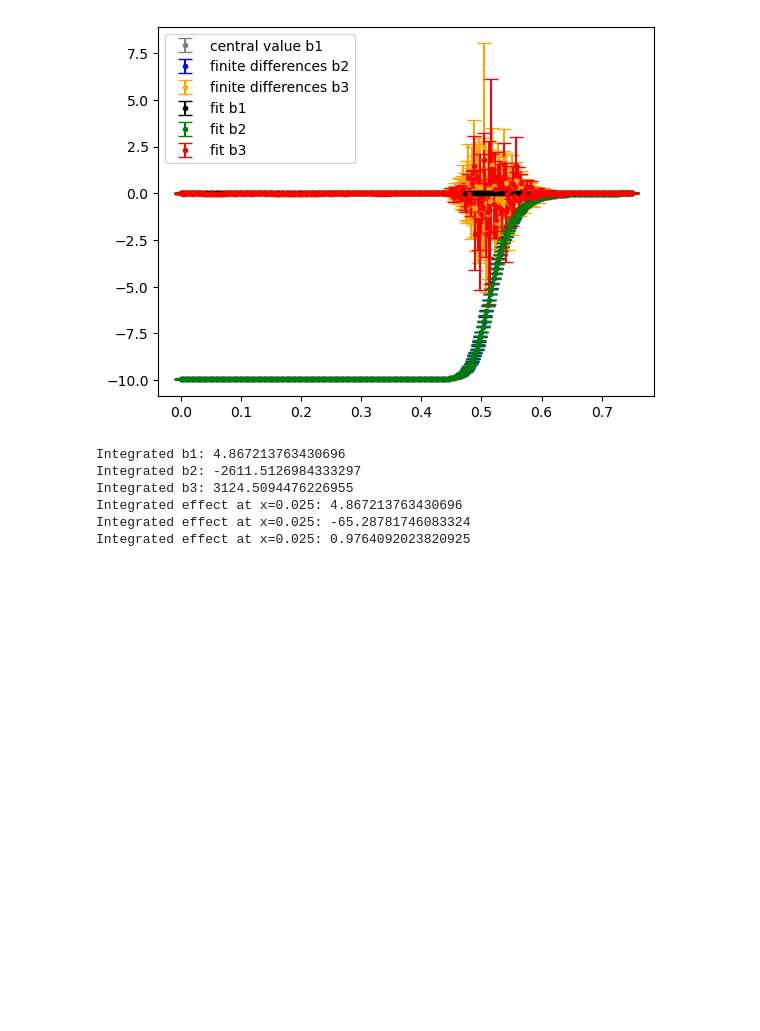
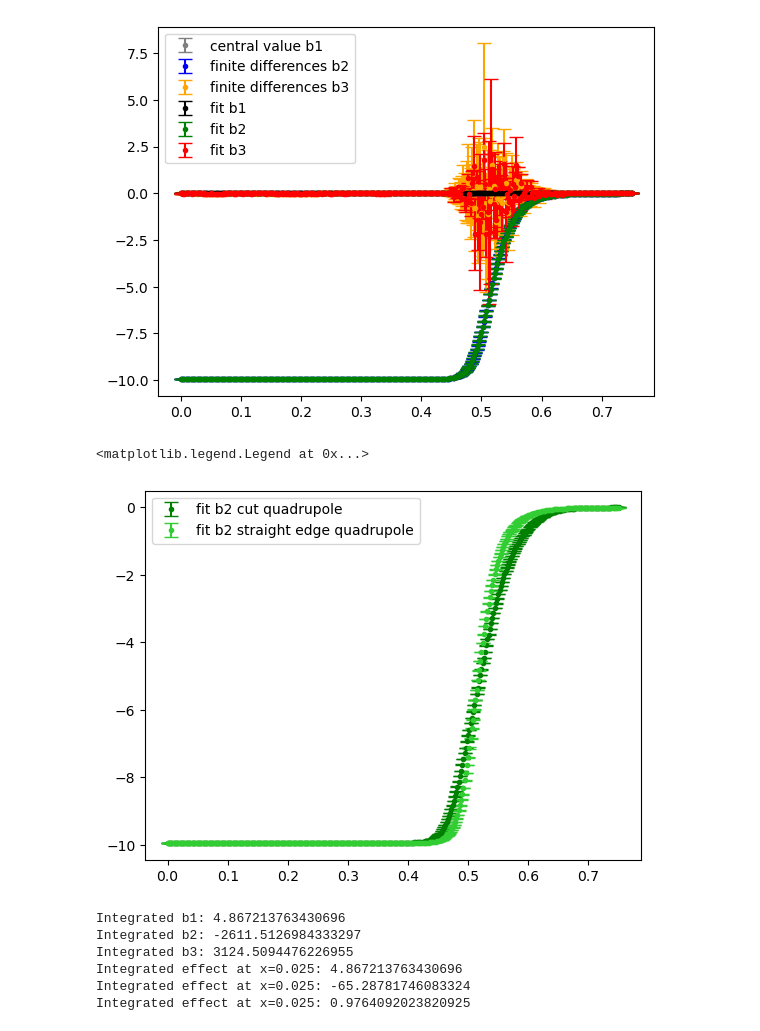
Before and after one commit to xsuite/bpmeth, a Jupyter notebook: fieldmaps/quadrupole_toymodels/fit_fieldmap.ipynb, the cells around one changed output. Drawn from its saved outputs; the diff is of its cells as text; code cells hidden in the pictures; blank space fills up the shorter version.

```diff
--- a/fieldmaps/quadrupole_toymodels/fit_fieldmap.ipynb
+++ b/fieldmaps/quadrupole_toymodels/fit_fieldmap.ipynb
@@ -42,6 +42,14 @@ ax.legend()
 # %% [output]
 <matplotlib.legend.Legend at 0x...>
 [figure]
+# %%
+fig, ax = plt.subplots()
+ax.errorbar(np.unique(cutquad.src['z']), cutquad.z_multipoles(3, xmax=0.025)[1][:,1], yerr=cutquad.z_multipoles(3, xmax=0.025)[2][:,1], label='fit b2 cut quadrupole', color='green', marker='.', ls='', capsize=5)
+ax.errorbar(np.unique(quad.src['z']), quad.z_multipoles(3, xmax=0.025)[1][:,1], yerr=quad.z_multipoles(3, xmax=0.025)[2][:,1], label='fit b2 straight edge quadrupole', color='limegreen', marker='.', ls='', capsize=5)
+plt.legend()
+# %% [output]
+<matplotlib.legend.Legend at 0x...>
+[figure, added]
 # %%
 integrated_b1 = np.trapezoid([cutquad.get_b1(z)[0] for z in np.unique(quad.src['z'])])
 integrated_b2 = np.trapezoid([cutquad.get_b2(z)[0] for z in np.unique(quad.src['z'])])
```
Also changed, not shown: parts of 18 cells of this notebook.
